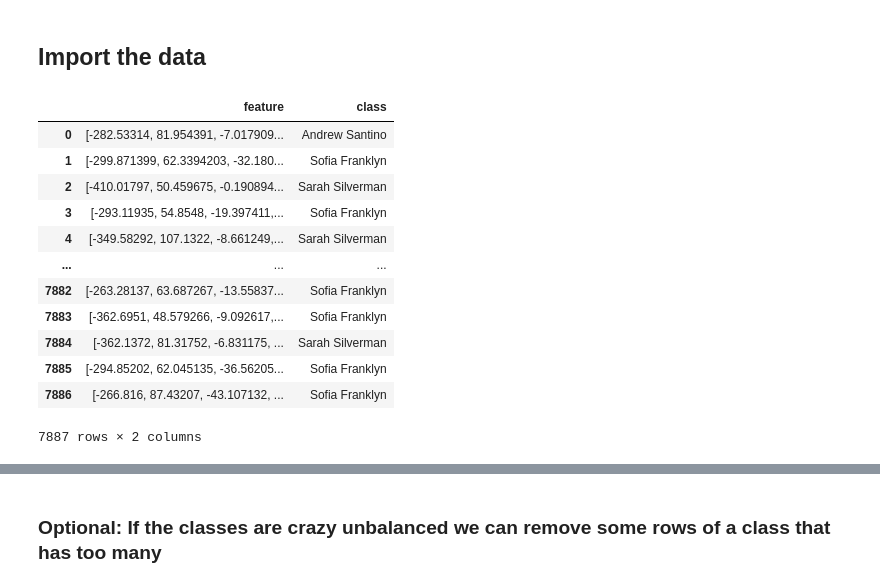
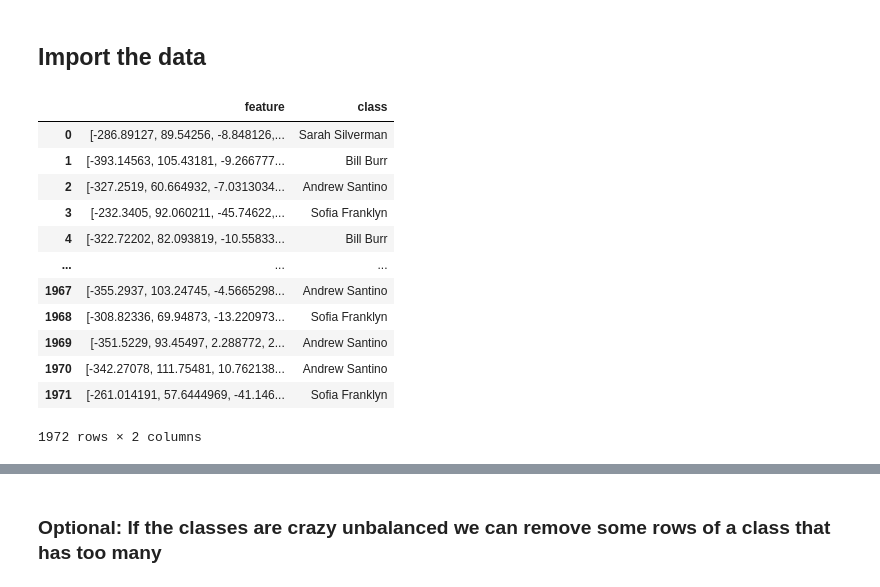
Before and after one commit to bri5298/Detect-Who-Is-Talking, a Jupyter notebook: notebooks/Audio Classification - 4 different people.ipynb, the cells around one changed output, grey strips where cells are left out. Cells and saved outputs as stored; diff of their text form; code cells hidden in the pictures.

```diff
--- a/notebooks/Audio Classification - 4 different people.ipynb
+++ b/notebooks/Audio Classification - 4 different people.ipynb
@@ -82,21 +80,21 @@ reload(dp)
 ## Import the data
 # %%
 reload(dp)
-csv_path = os.path.join('data', 'voice_audio_arrays.csv')
+csv_path = os.path.join('data', 'voice_audio_arrays_quarter.csv')
 df = pd.read_csv(csv_path).sample(frac=1).reset_index(drop=True)
 df['feature'] = df['feature'].map(lambda x: dp.prepare_df_for_model(str(x)))
 df
 # %% [output]
 |  | feature | class |
-| 0 | [-282.53314, 81.954391, -7.017909... | Andrew Santino |
-| 1 | [-299.871399, 62.3394203, -32.180... | Sofia Franklyn |
-| 2 | [-410.01797, 50.459675, -0.190894... | Sarah Silverman |
-| 3 | [-293.11935, 54.8548, -19.397411,... | Sofia Franklyn |
-| 4 | [-349.58292, 107.1322, -8.661249,... | Sarah Silverman |
+| 0 | [-286.89127, 89.54256, -8.848126,... | Sarah Silverman |
+| 1 | [-393.14563, 105.43181, -9.266777... | Bill Burr |
+| 2 | [-327.2519, 60.664932, -7.0313034... | Andrew Santino |
+| 3 | [-232.3405, 92.060211, -45.74622,... | Sofia Franklyn |
+| 4 | [-322.72202, 82.093819, -10.55833... | Bill Burr |
 | ... | ... | ... |
-| 7882 | [-263.28137, 63.687267, -13.55837... | Sofia Franklyn |
-| 7883 | [-362.6951, 48.579266, -9.092617,... | Sofia Franklyn |
-| 7884 | [-362.1372, 81.31752, -6.831175, ... | Sarah Silverman |
-| 7885 | [-294.85202, 62.045135, -36.56205... | Sofia Franklyn |
-| 7886 | [-266.816, 87.43207, -43.107132, ... | Sofia Franklyn |
+| 1967 | [-355.2937, 103.24745, -4.5665298... | Andrew Santino |
+| 1968 | [-308.82336, 69.94873, -13.220973... | Sofia Franklyn |
+| 1969 | [-351.5229, 93.45497, 2.288772, 2... | Andrew Santino |
+| 1970 | [-342.27078, 111.75481, 10.762138... | Andrew Santino |
+| 1971 | [-261.014191, 57.6444969, -41.146... | Sofia Franklyn |
-7887 rows × 2 columns
+1972 rows × 2 columns
```
Also changed, not shown: parts of 7 cells of this notebook.
